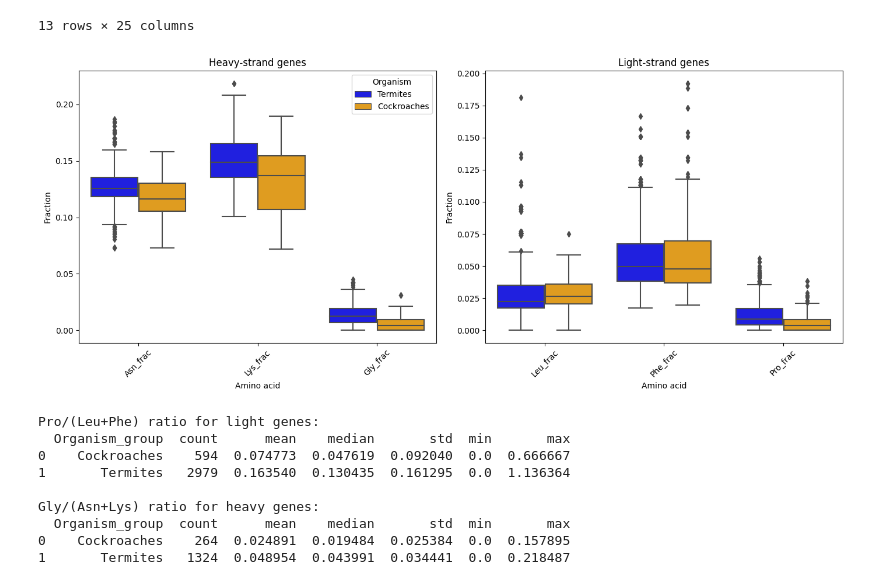
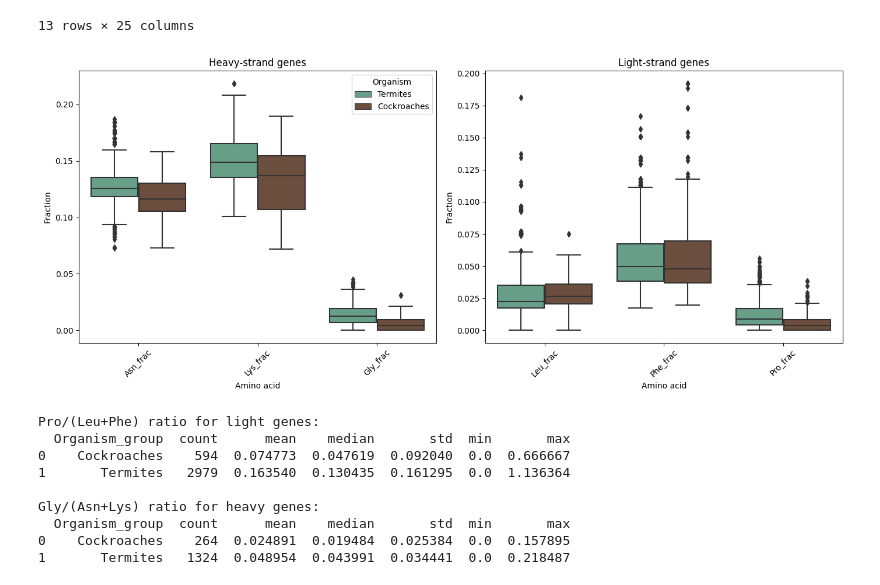
Before and after one commit to mitoclub/mutspec_insecta_paper, a Jupyter notebook: cod/aa_frac_plot.ipynb, the cells around one changed output. Cells and saved outputs as stored; diff of their text form; code cells hidden in the pictures.

```diff
--- a/cod/aa_frac_plot.ipynb
+++ b/cod/aa_frac_plot.ipynb
@@ -63,11 +63,15 @@ df['Organism_group'] = np.where(
     )
 )
 
+#palette = {
+#    'Termites': 'blue',
+#    'Cockroaches': 'orange'
+#}
+
 palette = {
-    'Termites': 'blue',
-    'Cockroaches': 'orange'
+    'Cockroaches': '#744C37',         # medium brown
+    'Termites': '#5DA98A'           # balanced green-teal
 }
-
 # --- Heavy genes ---
 df_heavy = df[df['Gene_name'].isin(heavy_genes)].copy()
 df_heavy_long = df_heavy.melt(
@@ -103,34 +107,34 @@ sns.boxplot(
 axes[0].set_title('Heavy-strand genes')
 axes[0].set_xlabel('Amino acid')
 axes[0].set_ylabel('Fraction')
 axes[0].tick_params(axis='x', rotation=45)
 
 sns.boxplot(
     data=df_light_long,
     x='Amino_acid',
     y='Fraction',
     hue='Organism_group',
     order=light_aas,
     hue_order=['Termites', 'Cockroaches'],
     palette=palette,
     ax=axes[1]
 )
 
 axes[1].set_title('Light-strand genes')
 axes[1].set_xlabel('Amino acid')
 axes[1].set_ylabel('Fraction')
 axes[1].tick_params(axis='x', rotation=45)
 
 # Чтобы легенда была только одна
 axes[0].legend(title='Organism')
 axes[1].get_legend().remove()
 
 plt.tight_layout()
 plt.savefig('../figures/blat_aa_boxplots.pdf')
 plt.show()
 plt.close()
 # %% [output]
-[figure, old version]
+[figure, new version]
 # %%
 # -----------------------------
 # 1. Для light_genes: Pro / (Leu + Phe)
```
Also changed, not shown: 3 other files.
